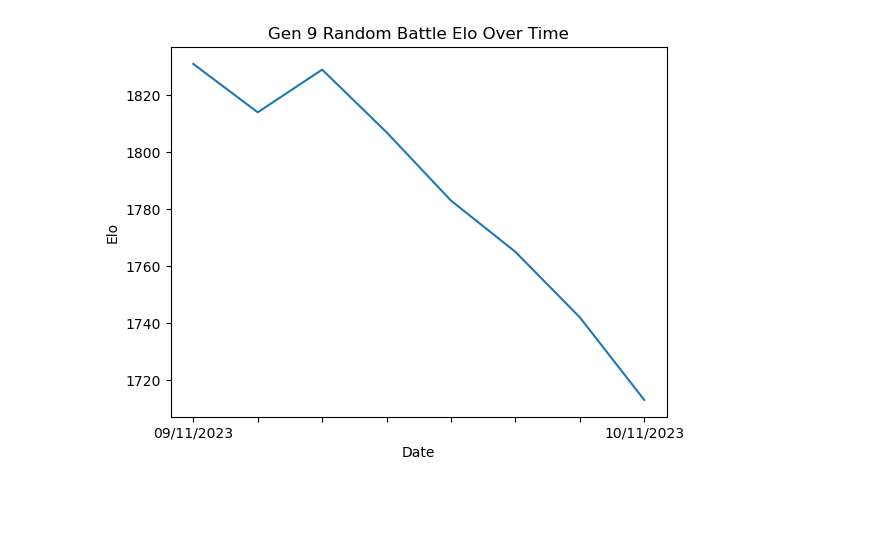
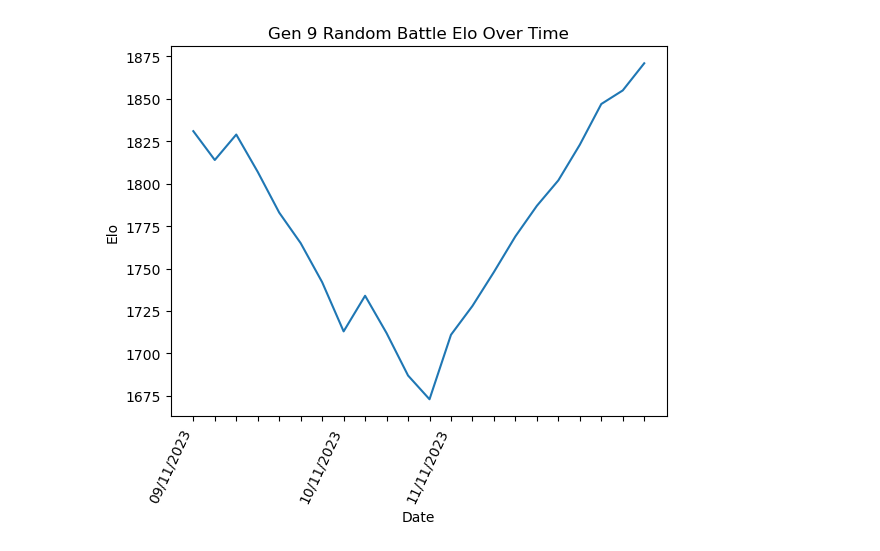
Before and after one commit to TaurusFire/Showdown-Elo-Scraper-Plotter, a Jupyter notebook: elo_chart_plotter.ipynb, the cells around one changed output. Cells and saved outputs as stored; diff of their text form; code cells hidden in the pictures; blank space fills up the shorter version.

```diff
--- a/elo_chart_plotter.ipynb
+++ b/elo_chart_plotter.ipynb
@@ -28,11 +29,13 @@ def generate_chart(elo_csv):
     fig, ax = plt.subplots()
     plt.plot(range(1,len(elo_df['datetime'])+1), elo_df['Elo'])
     ax.set_xticks(ticks = np.arange(1, len(elo_df['datetime'])+1,1), labels = generate_tick_labels(elo_csv))
+    plt.xticks(rotation = 65, ha = 'right')
     ax.set_xlabel('Date')
     ax.set_ylabel('Elo')
     ax.set_title('Gen 9 Random Battle Elo Over Time')
     plt.show()
 # %%
+update_csv()
 generate_chart('./randbats_elo.csv')
 # %% [output]
-[figure, old version]
+[figure, new version]
```
Also changed, not shown: parts of 1 cell of this notebook, 2 other files.
